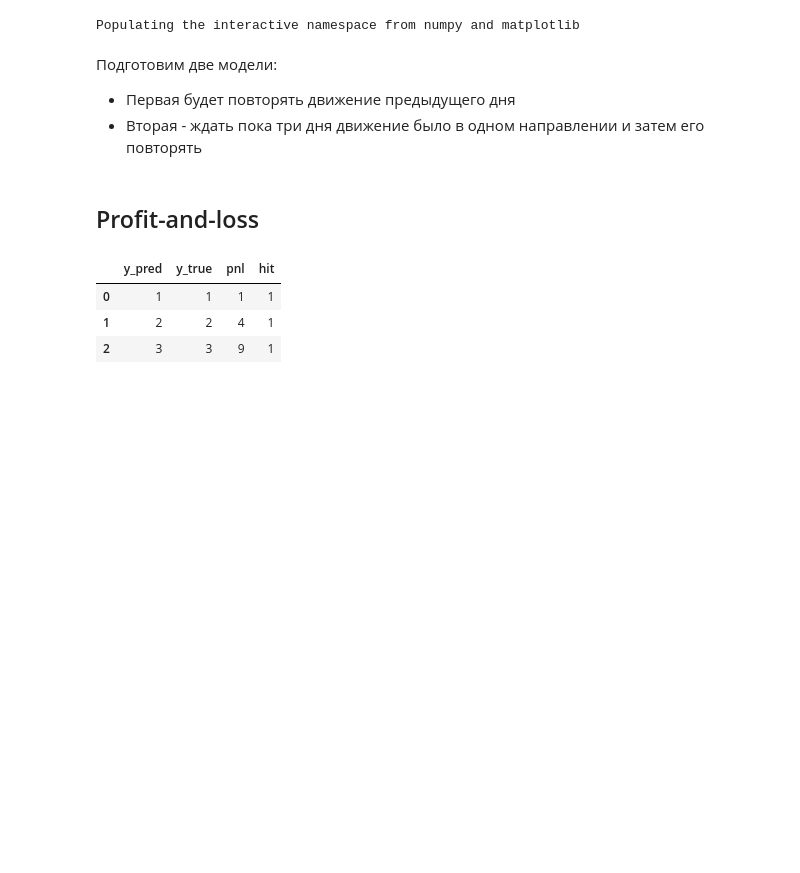
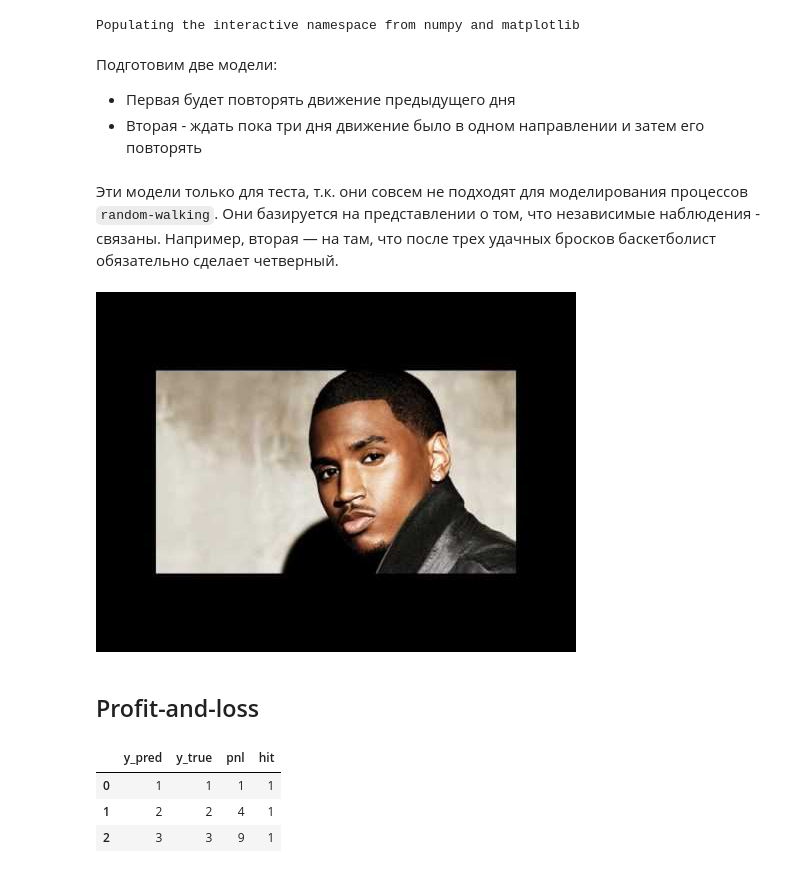
Before and after one commit to rhangelxs/stocks, a Jupyter notebook: notebooks/03_rh_strategies.ipynb, the cells around one changed output. Saved outputs shown, nothing was run; the diff lists cells and outputs as text; code cells hidden in the pictures; blank space fills up the shorter version.

````diff
--- a/notebooks/03_rh_strategies.ipynb
+++ b/notebooks/03_rh_strategies.ipynb
@@ -8,6 +8,13 @@ ts_series=data.query("Stock == 'GOOG'")["Return"].dropna()
 Подготовим две модели:
  * Первая будет повторять движение предыдущего дня
  * Вторая - ждать пока три дня движение было в одном направлении и затем его повторять
+# %% [markdown]
+Эти модели только для теста, т.к. они совсем не подходят для моделирования процессов ```random-walking```. Они базируется на представлении о том, что независимые наблюдения - связаны. Например, вторая — на там, что после трех удачных бросков баскетболист обязательно сделает четверный.
+# %%
+from IPython.lib.display import YouTubeVideo
+YouTubeVideo('TBTCxKjWlEY')
+# %% [output]
+[figure, added]
 # %%
 from sklearn.base import BaseEstimator, RegressorMixin
 # %%
````
